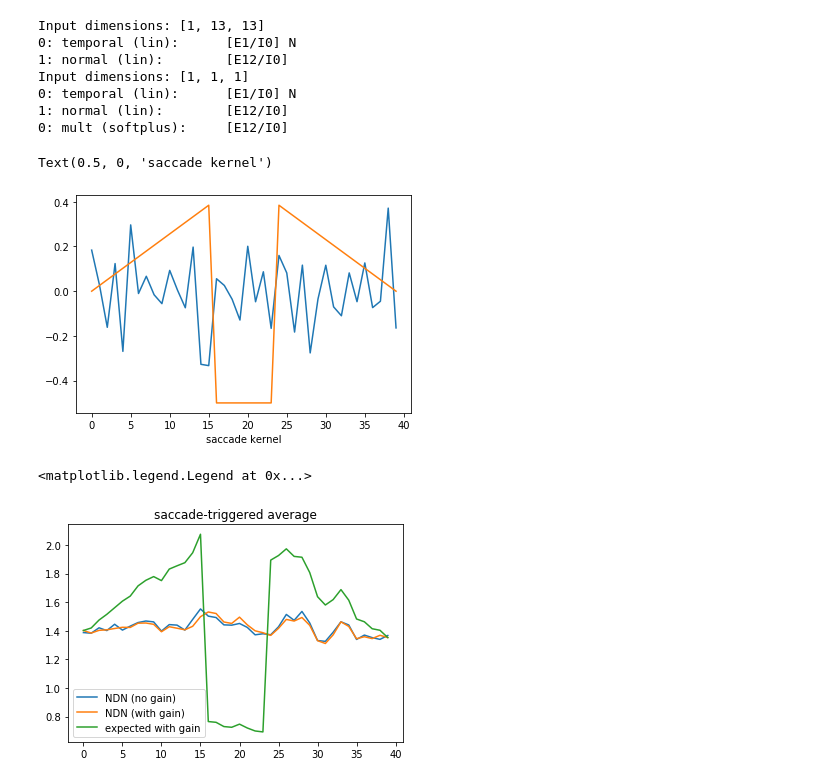
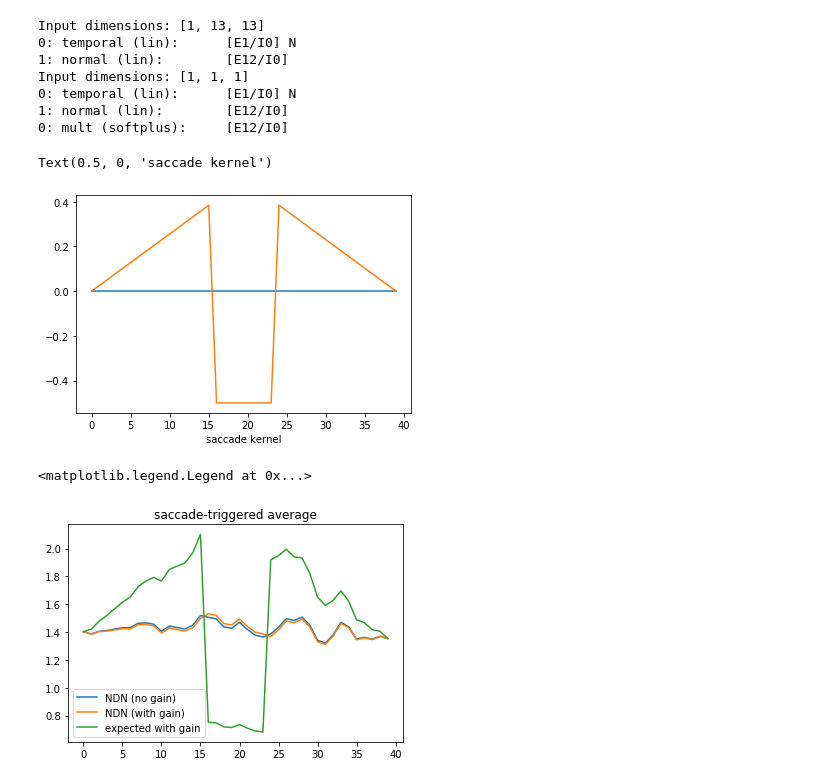
Before and after one commit to jcbyts/V1FreeViewingCode, a Jupyter notebook: Analysis/notebooks/TestGainModel.ipynb, the cells around one changed output. Drawn from its saved outputs; the diff is of its cells as text; code cells hidden in the pictures.

Commit message:
update Gain Test

```diff
--- a/Analysis/notebooks/TestGainModel.ipynb
+++ b/Analysis/notebooks/TestGainModel.ipynb
@@ -97,27 +99,30 @@ Input dimensions: [1, 1, 1]
 # %%
 stim = np.random.randn(NT,L*L).astype('float32')
 sacon =(np.random.rand(NT, 1) < .01).astype('float32')
 
 
 ndn0.networks[0].layers[0].weights[:,0] = (TF/np.sum(TF)).astype('float32')
 ndn0.networks[0].layers[1].weights = karray.astype('float32')
 
+# saccade kernel
 sk = np.linspace(0, 1, num_saclags)
 sk[20:] = np.linspace(sk[19], 0, num_saclags-20)
 sk[sk >.4] = -0.5
 
 ndn1 = ndn0.copy_model()
-ndn1.networks[1].layers[0].weights[:,0] = sk.astype('float32')
+ndn0.networks[1].layers[0].weights[:,0] *= 0 # ndn0 has zero saccade gain
+ndn1.networks[1].layers[0].weights[:,0] = sk.astype('float32') # ndn1 has saccade gain
 
 plt.plot(ndn0.networks[1].layers[0].weights[:,0])
 plt.plot(ndn1.networks[1].layers[0].weights[:,0])
 plt.xlabel("saccade kernel")
 
 # ndn0.networks[0].layers[1].biases += 0
 # %% [output]
 Text(0.5, 0, 'saccade kernel')
-[figure, old version]
+[figure, new version]
 # %%
+# generate prediction from the two models
 Robs = ndn0.generate_prediction(input_data=[stim, sacon])
 Robs1 = ndn1.generate_prediction(input_data=[stim, sacon])
 
@@ -129,12 +134,12 @@ m1, xax, wf = gt.psth(Robs1[:,cc], ev, 0, num_saclags)
 
 plt.plot(xax, m)
 plt.plot(xax, m1)
-plt.plot(xax, m1*(sk+1))
+plt.plot(xax, m*(sk+1))
 plt.title("saccade-triggered average")
 plt.legend(["NDN (no gain)", "NDN (with gain)", "expected with gain"])
 # %% [output]
 <matplotlib.legend.Legend at 0x...>
-[figure, old version]
+[figure, new version]
 # %%
 i = 0
 ix = np.arange(i, i+100)
```
Also changed, not shown: parts of 2 cells of this notebook.
